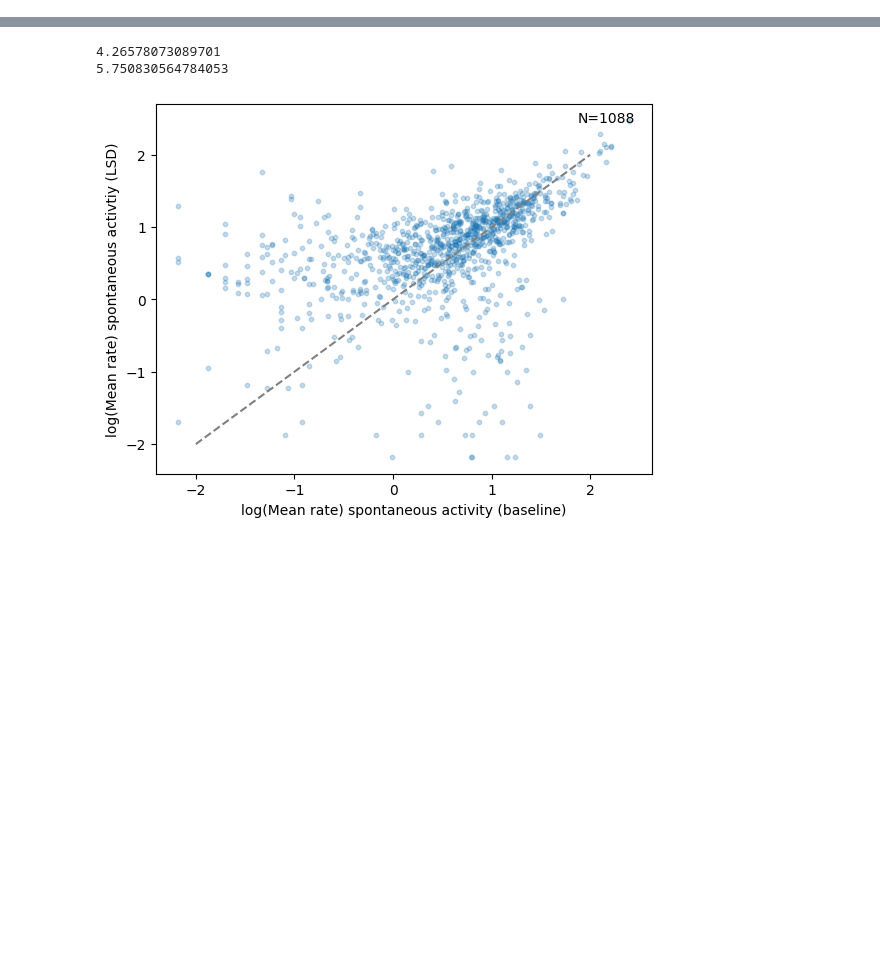
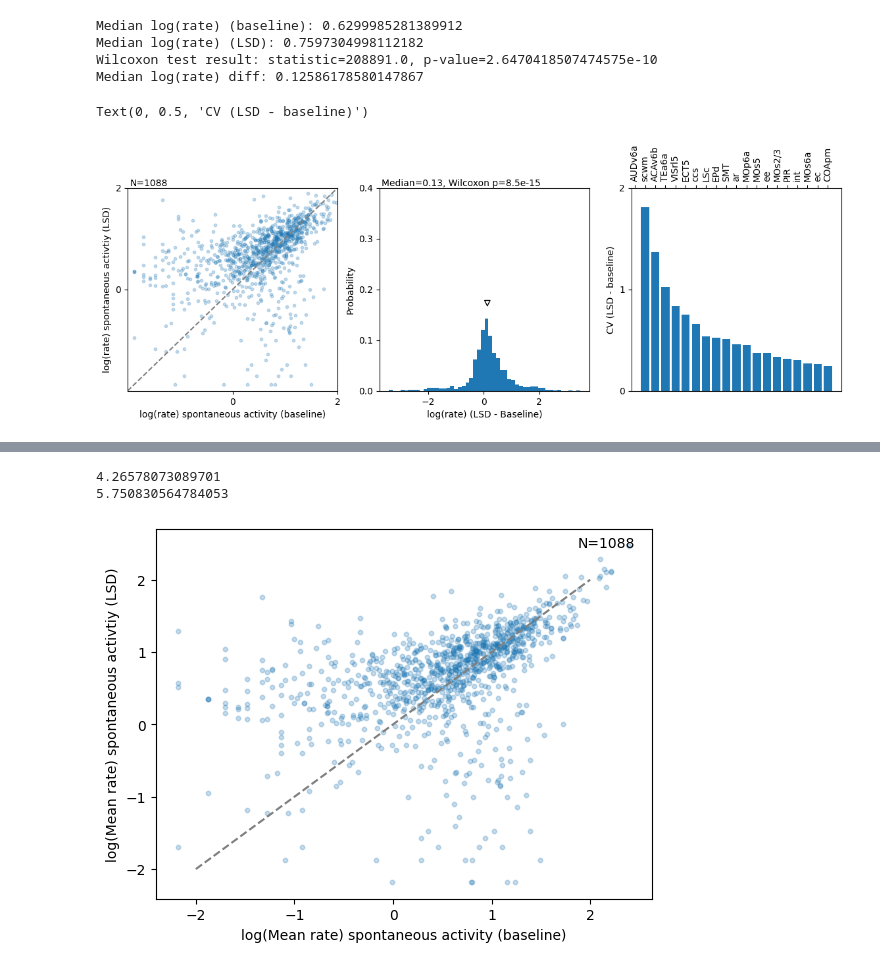
Before and after one commit to ja-94/psychedelics, a Jupyter notebook: 01_firing_metrics.ipynb, the cells around one changed output, grey strips where cells are left out. Drawn from its saved outputs; the diff is of its cells as text; code cells hidden in the pictures; blank space fills up the shorter version.

```diff
--- a/01_firing_metrics.ipynb
+++ b/01_firing_metrics.ipynb
@@ -51,0 +68,45 @@ WilcoxonResult(statistic=161246.0, pvalue=2.246604643817692e-27)
+# %%
+df_spikes['lograte_spontaneous_00'] = np.log10(df_spikes['rate_spontaneous_00'])
+df_spikes['lograte_spontaneous_01'] = np.log10(df_spikes['rate_spontaneous_01'])
+
+fig, axs = plt.subplots(1, 3, figsize=(14, 4))
+axs[0].scatter(df_spikes['lograte_spontaneous_00'], df_spikes['lograte_spontaneous_01'], s=10, alpha=0.25)
+axs[0].plot([-2, 2], [-2, 2], color='gray', ls='--')
+axs[0].text(0.01, 1.01, f'N={len(df_spikes)}', transform=axs[0].transAxes)
+axs[0].set_xticks([0, 2, 4, 6, 8])
+axs[0].set_yticks([0, 2, 4, 6, 8])
+axs[0].set_xlabel('log(rate) spontaneous activity (baseline)')
+axs[0].set_ylabel('log(rate) spontaneous activtiy (LSD)')
+axs[0].set_xlim([-2, 2])
+axs[0].set_ylim([-2, 2])
+
+print("Median log(rate) (baseline):", np.nanmedian(df_spikes['lograte_spontaneous_00']))
+print("Median log(rate) (LSD):", np.nanmedian(df_spikes['lograte_spontaneous_01']))
+
+
+diff = df_spikes['lograte_spontaneous_01'] - df_spikes['lograte_spontaneous_00']
+stat, p = wilcoxon(diff, nan_policy='omit')
+print(f"Wilcoxon test result: statistic={stat}, p-value={p_value}")
+print("Median log(rate) diff:", np.nanmedian(diff))
+counts, bins, _ = axs[1].hist(diff[~np.isin(diff, [np.inf, -np.inf])], bins=50, weights=np.ones_like(diff[~np.isin(diff, [np.inf, -np.inf])])/len(diff[~np.isin(diff, [np.inf, -np.inf])]))
+axs[1].scatter(np.nanmedian(diff), counts.max() + 0.03, marker='v', fc='none', ec='black')
+axs[1].text(0.01, 1.01, f'Median={np.nanmedian(diff):.2f}, Wilcoxon p={p:.1e}', transform=axs[1].transAxes)
+axs[1].set_xlabel('log(rate) (LSD - Baseline)')
+axs[1].set_yticks([0, 0.1, 0.2, 0.3, 0.4])
+axs[1].set_ylabel('Probability')
+
+
+df_cv = df_spikes.groupby('acronym').apply(lambda x: np.nanmedian(x['lograte_spontaneous_01'] - x['lograte_spontaneous_00'])).sort_values(ascending=False)
+
+axs[2].bar(np.arange(20), df_cv.head(20))
+axs[2].set_xticks(np.arange(20), df_cv.head(20).index.tolist(), rotation=90)
+axs[2].xaxis.tick_top()
+axs[2].set_yticks([0, 1, 2], [0, 1, 2], rotation=0)
+axs[2].set_ylabel('CV (LSD - baseline)')
+# %% [output]
+Median log(rate) (baseline): 0.6299985281389912
+Median log(rate) (LSD): 0.7597304998112182
+Wilcoxon test result: statistic=208891.0, p-value=2.6470418507474575e-10
+Median log(rate) diff: 0.12586178580147867
+Text(0, 0.5, 'CV (LSD - baseline)')
+[figure, added]
```
Also changed, not shown: parts of 6 cells of this notebook.
